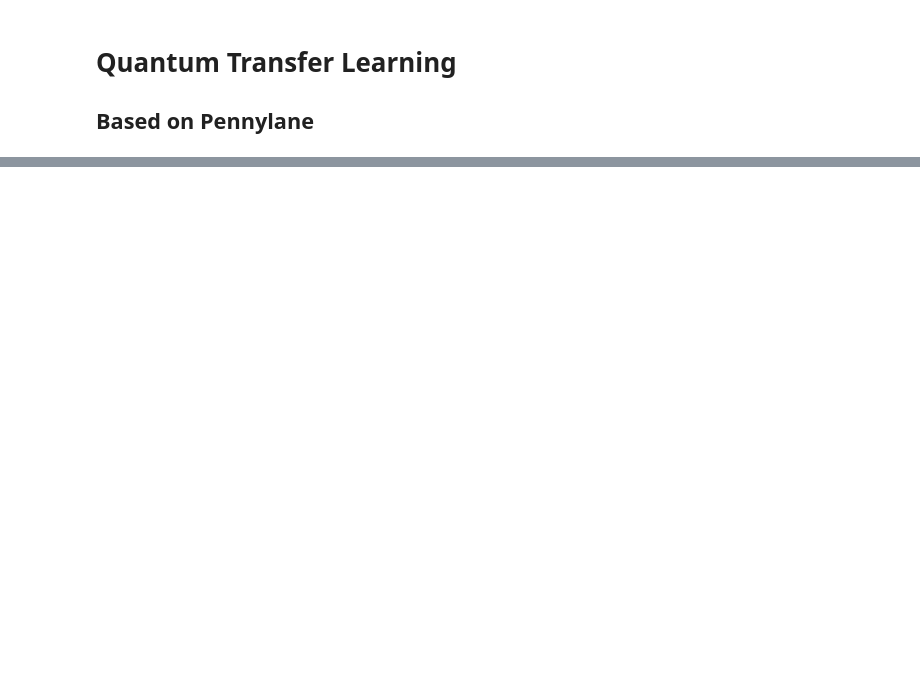
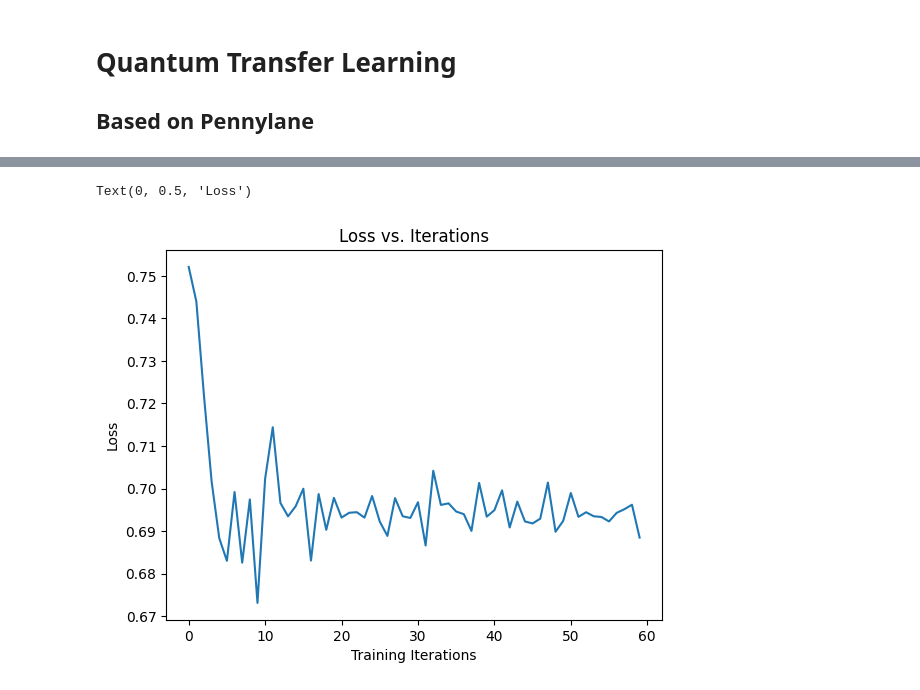
Before and after one commit to anttpg/LHC-QCNN, a Jupyter notebook: Hybrid-QCNN/pennylane_pytorch.ipynb, the cells around one changed output, grey strips where cells are left out. Saved outputs shown, nothing was run; the diff lists cells and outputs as text; code cells hidden in the pictures; blank space fills up the shorter version.

Commit message:
add loss graph

```diff
--- a/Hybrid-QCNN/pennylane_pytorch.ipynb
+++ b/Hybrid-QCNN/pennylane_pytorch.ipynb
@@ -146,6 +146,8 @@ exp_lr_scheduler = lr_scheduler.StepLR(
     optimizer_hybrid, step_size=10, gamma=gamma_lr_scheduler
 )
 # %%
+tloss = []
+
 def train_model(model, criterion, optimizer, scheduler, num_epochs):
     since = time.time()
     best_model_wts = copy.deepcopy(model.state_dict())
@@ -183,6 +185,7 @@ def train_model(model, criterion, optimizer, scheduler, num_epochs):
                     outputs = model(inputs)
                     _, preds = torch.max(outputs, 1)
                     loss = criterion(outputs, labels)
+                    tloss.append(loss.item())
                     if phase == "train":
                         loss.backward()
                         optimizer.step()
@@ -248,3 +269,11 @@ model_hybrid = train_model(
+# %%
+plt.plot(tloss, label='loss')
+plt.title("Loss vs. Iterations")
+plt.xlabel("Training Iterations")
+plt.ylabel("Loss")
+# %% [output]
+Text(0, 0.5, 'Loss')
+[figure, added]
 # %%
 def visualize_model(model, num_images=6, fig_name="Predictions"):
     images_so_far = 0
```
Also changed, not shown: parts of 5 cells of this notebook.
